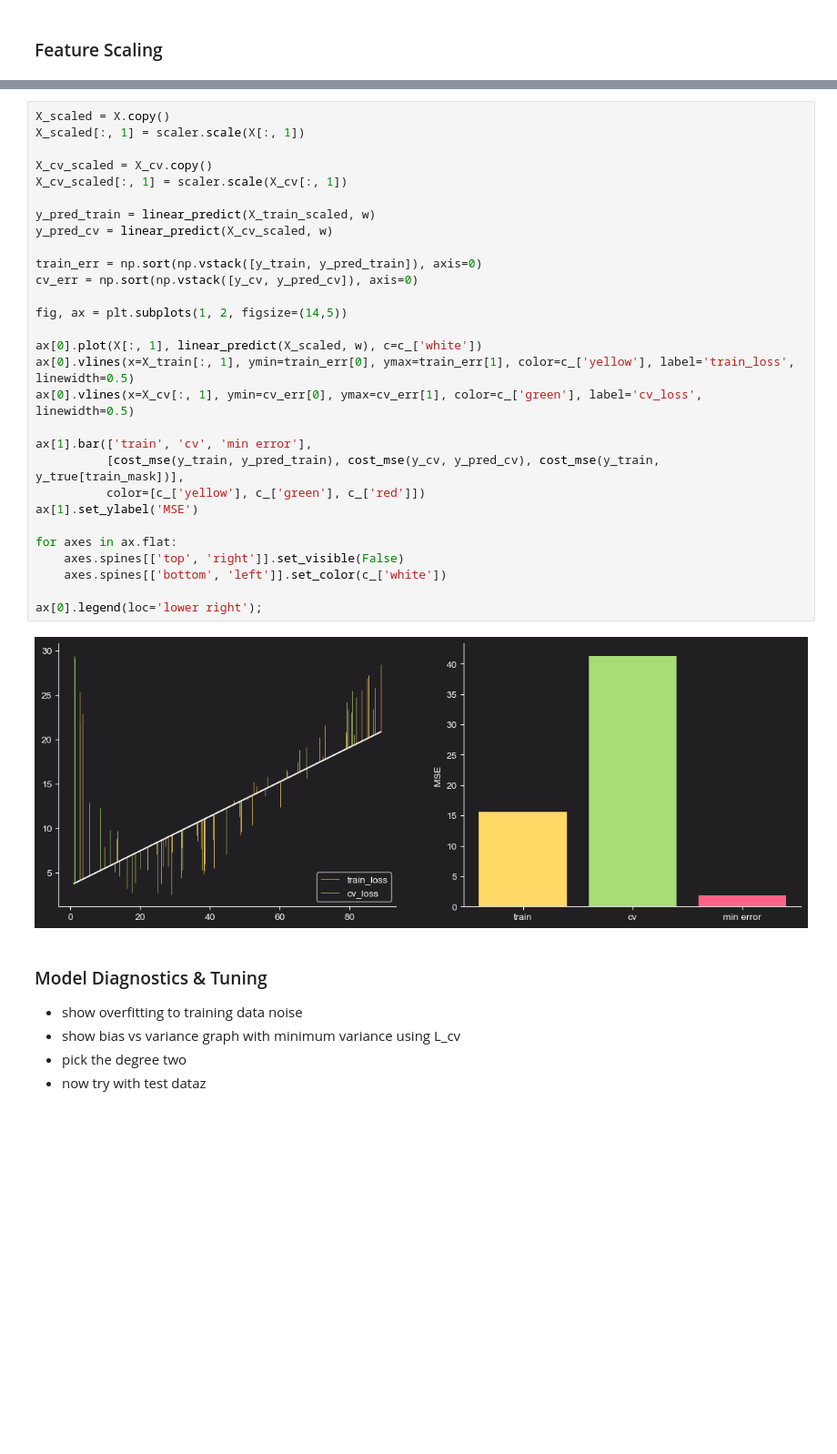
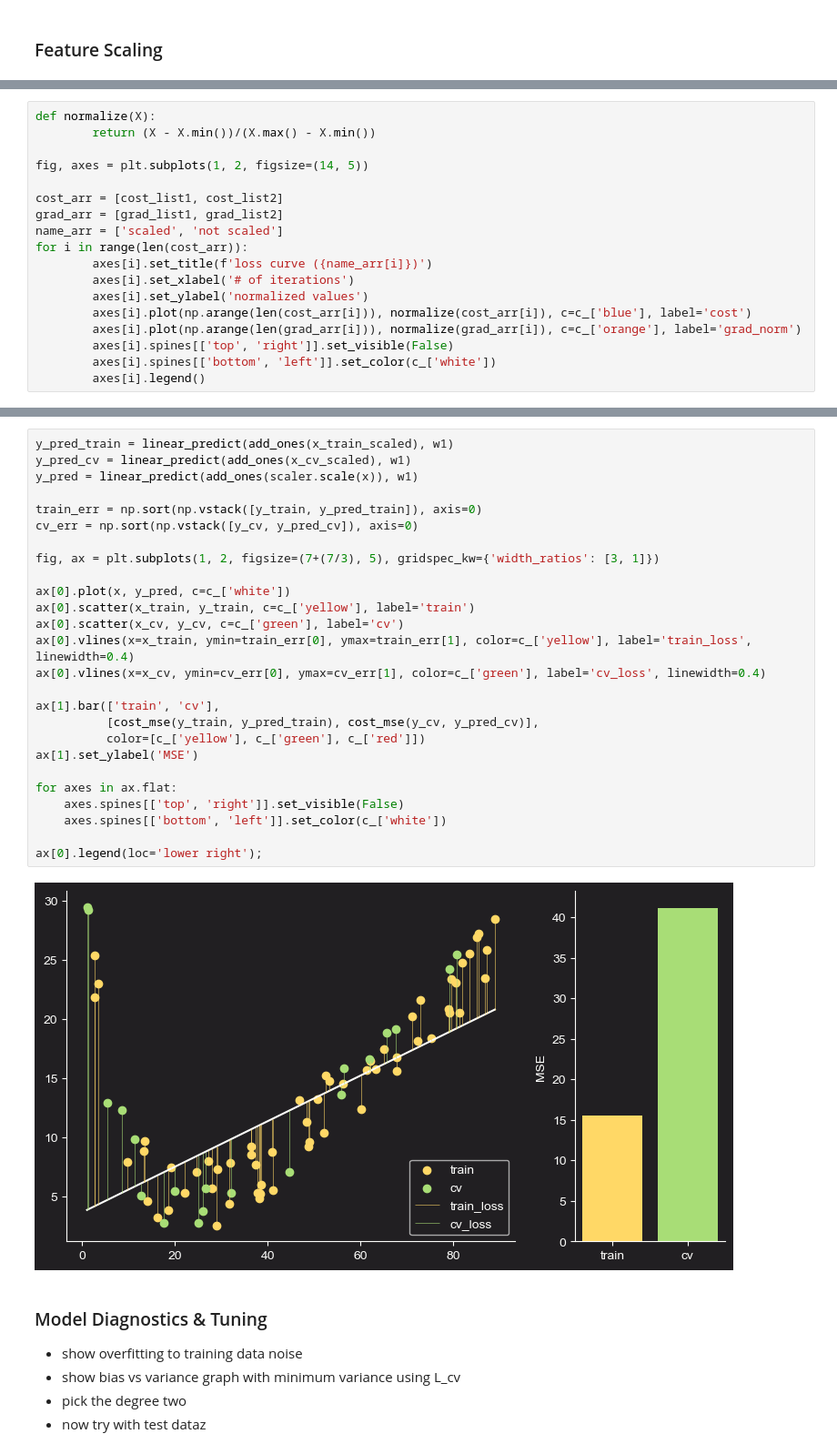
Before and after one commit to jakecreate/machine-learning-from-scratch, a Jupyter notebook: fundamentals_machine_learning.ipynb, the cells around one changed output, grey strips where cells are left out. Shown at 91% size. Drawn from its saved outputs; the diff is of its cells as text; blank space fills up the shorter version.

Commit message:
clean code + add degree graph

```diff
--- a/fundamentals_machine_learning.ipynb
+++ b/fundamentals_machine_learning.ipynb
@@ -285,0 +273,18 @@ plt.show()
+# %%
+def normalize(X):
+        return (X - X.min())/(X.max() - X.min())
+
+fig, axes = plt.subplots(1, 2, figsize=(14, 5))
+
+cost_arr = [cost_list1, cost_list2]
+grad_arr = [grad_list1, grad_list2]
+name_arr = ['scaled', 'not scaled']
+for i in range(len(cost_arr)):
+        axes[i].set_title(f'loss curve ({name_arr[i]})')
+        axes[i].set_xlabel('# of iterations')
+        axes[i].set_ylabel('normalized values')
+        axes[i].plot(np.arange(len(cost_arr[i])), normalize(cost_arr[i]), c=c_['blue'], label='cost')
+        axes[i].plot(np.arange(len(grad_arr[i])), normalize(grad_arr[i]), c=c_['orange'], label='grad_norm')
+        axes[i].spines[['top', 'right']].set_visible(False)
+        axes[i].spines[['bottom', 'left']].set_color(c_['white'])
+        axes[i].legend()
@@ -286,34 +293,31 @@ plt.show()
 # %%
-X_scaled = X.copy()
-X_scaled[:, 1] = scaler.scale(X[:, 1])
-
-X_cv_scaled = X_cv.copy()
-X_cv_scaled[:, 1] = scaler.scale(X_cv[:, 1])
-
-y_pred_train = linear_predict(X_train_scaled, w)
-y_pred_cv = linear_predict(X_cv_scaled, w)
+y_pred_train = linear_predict(add_ones(x_train_scaled), w1)
+y_pred_cv = linear_predict(add_ones(x_cv_scaled), w1)
+y_pred = linear_predict(add_ones(scaler.scale(x)), w1)
 
 train_err = np.sort(np.vstack([y_train, y_pred_train]), axis=0)
 cv_err = np.sort(np.vstack([y_cv, y_pred_cv]), axis=0)
 
-fig, ax = plt.subplots(1, 2, figsize=(14,5))
+fig, ax = plt.subplots(1, 2, figsize=(7+(7/3), 5), gridspec_kw={'width_ratios': [3, 1]})
 
-ax[0].plot(X[:, 1], linear_predict(X_scaled, w), c=c_['white'])
-ax[0].vlines(x=X_train[:, 1], ymin=train_err[0], ymax=train_err[1], color=c_['yellow'], label='train_loss', linewidth=0.5)
-ax[0].vlines(x=X_cv[:, 1], ymin=cv_err[0], ymax=cv_err[1], color=c_['green'], label='cv_loss', linewidth=0.5)
+ax[0].plot(x, y_pred, c=c_['white'])
+ax[0].scatter(x_train, y_train, c=c_['yellow'], label='train')
+ax[0].scatter(x_cv, y_cv, c=c_['green'], label='cv')
+ax[0].vlines(x=x_train, ymin=train_err[0], ymax=train_err[1], color=c_['yellow'], label='train_loss', linewidth=0.4)
+ax[0].vlines(x=x_cv, ymin=cv_err[0], ymax=cv_err[1], color=c_['green'], label='cv_loss', linewidth=0.4)
 
-ax[1].bar(['train', 'cv', 'min error'],
-          [cost_mse(y_train, y_pred_train), cost_mse(y_cv, y_pred_cv), cost_mse(y_train, y_true[train_mask])],
+ax[1].bar(['train', 'cv'],
+          [cost_mse(y_train, y_pred_train), cost_mse(y_cv, y_pred_cv)],
           color=[c_['yellow'], c_['green'], c_['red']])
 ax[1].set_ylabel('MSE')
 
 for axes in ax.flat:
     axes.spines[['top', 'right']].set_visible(False)
     axes.spines[['bottom', 'left']].set_color(c_['white'])
 
 ax[0].legend(loc='lower right');
 # %% [output]
-[figure, old version]
+[figure, new version]
 # %% [markdown]
 ### Model Diagnostics & Tuning
 * show overfitting to training data noise
```
Also changed, not shown: parts of 29 cells of this notebook.
